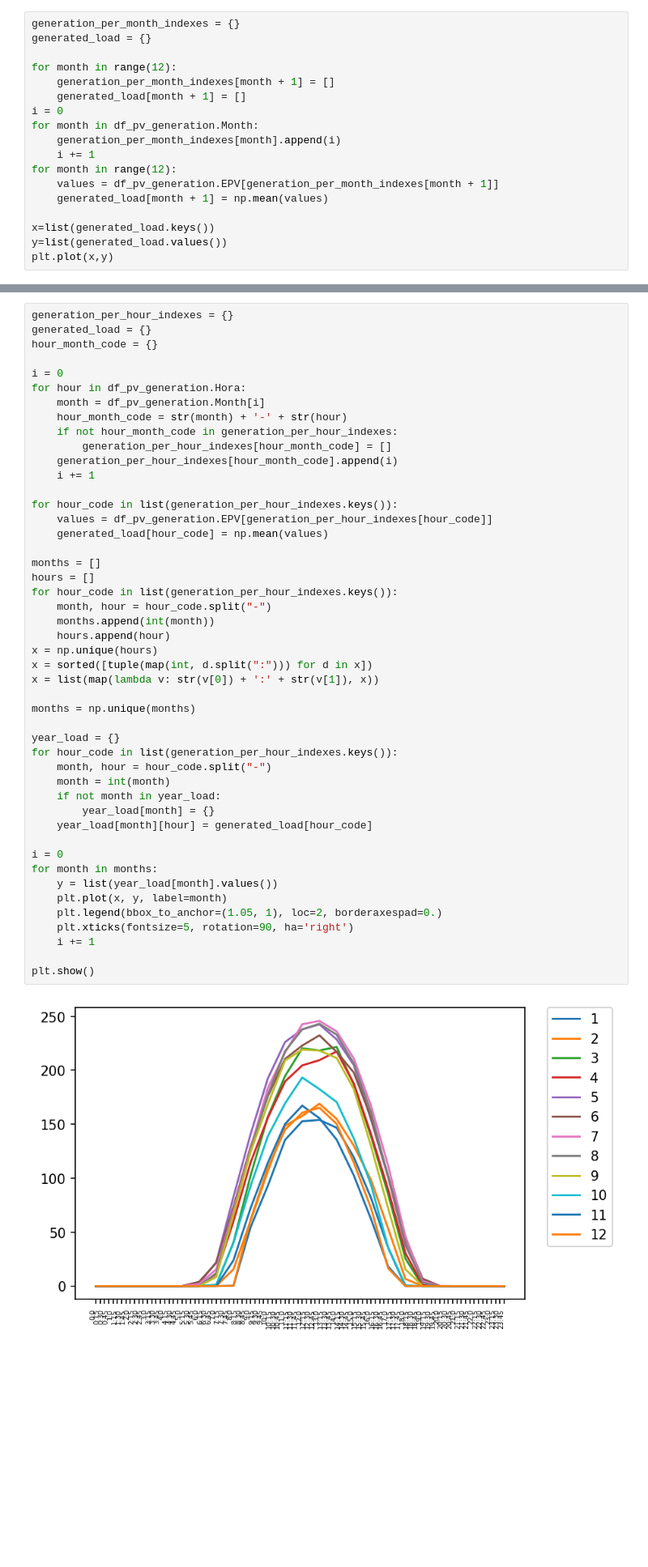
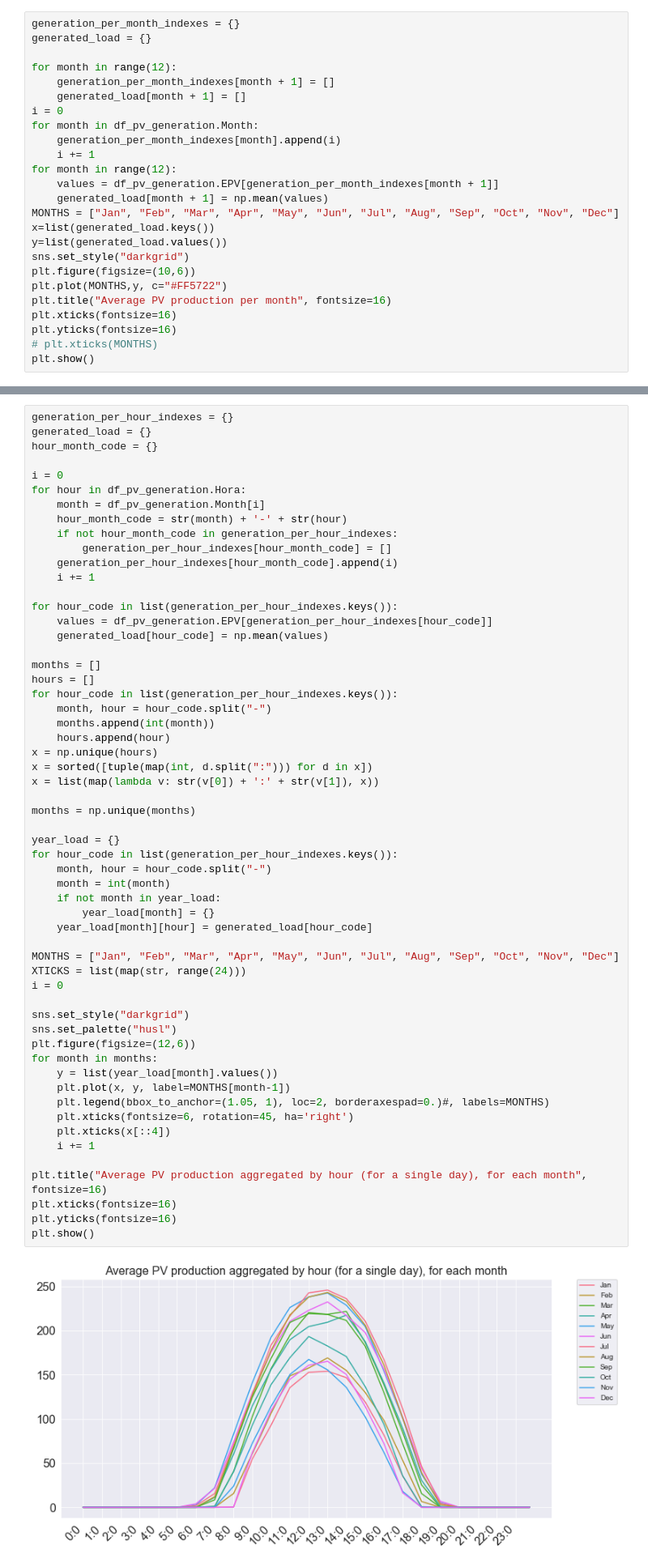
Before and after one commit to antonioalmeida/hack-the-electron-a, a Jupyter notebook: data_reader.ipynb, the cells around one changed output, grey strips where cells are left out. Shown at 81% size. Saved outputs shown, nothing was run; the diff lists cells and outputs as text; blank space fills up the shorter version.

```diff
--- a/data_reader.ipynb
+++ b/data_reader.ipynb
@@ -212,8 +214,15 @@ for month in df_pv_generation.Month:
 for month in range(12):
     values = df_pv_generation.EPV[generation_per_month_indexes[month + 1]]
     generated_load[month + 1] = np.mean(values)
-
+MONTHS = ["Jan", "Feb", "Mar", "Apr", "May", "Jun", "Jul", "Aug", "Sep", "Oct", "Nov", "Dec"]
 x=list(generated_load.keys())
 y=list(generated_load.values())
-plt.plot(x,y)
+sns.set_style("darkgrid")
+plt.figure(figsize=(10,6))
+plt.plot(MONTHS,y, c="#FF5722")
+plt.title("Average PV production per month", fontsize=16)
+plt.xticks(fontsize=16)
+plt.yticks(fontsize=16)
+# plt.xticks(MONTHS)
+plt.show()
 # %% [output]
@@ -263,34 +275,44 @@ for hour_code in list(generation_per_hour_indexes.keys()):
     values = df_pv_generation.EPV[generation_per_hour_indexes[hour_code]]
     generated_load[hour_code] = np.mean(values)
 
 months = []
 hours = []
 for hour_code in list(generation_per_hour_indexes.keys()):
     month, hour = hour_code.split("-")
     months.append(int(month))
     hours.append(hour)
 x = np.unique(hours)
 x = sorted([tuple(map(int, d.split(":"))) for d in x])
 x = list(map(lambda v: str(v[0]) + ':' + str(v[1]), x))
 
 months = np.unique(months)
 
 year_load = {}
 for hour_code in list(generation_per_hour_indexes.keys()):
     month, hour = hour_code.split("-")
     month = int(month)
     if not month in year_load:
         year_load[month] = {}
     year_load[month][hour] = generated_load[hour_code]
 
+MONTHS = ["Jan", "Feb", "Mar", "Apr", "May", "Jun", "Jul", "Aug", "Sep", "Oct", "Nov", "Dec"]
+XTICKS = list(map(str, range(24)))
 i = 0
+
+sns.set_style("darkgrid")
+sns.set_palette("husl")
+plt.figure(figsize=(12,6))
 for month in months:
     y = list(year_load[month].values())
-    plt.plot(x, y, label=month)
-    plt.legend(bbox_to_anchor=(1.05, 1), loc=2, borderaxespad=0.)
-    plt.xticks(fontsize=5, rotation=90, ha='right')
+    plt.plot(x, y, label=MONTHS[month-1])
+    plt.legend(bbox_to_anchor=(1.05, 1), loc=2, borderaxespad=0.)#, labels=MONTHS)
+    plt.xticks(fontsize=6, rotation=45, ha='right')
+    plt.xticks(x[::4])
     i += 1
 
+plt.title("Average PV production aggregated by hour (for a single day), for each month", fontsize=16)
+plt.xticks(fontsize=16)
+plt.yticks(fontsize=16)
 plt.show()
 # %% [output]
-[figure, old version]
+[figure, new version]
```
Also changed, not shown: parts of 6 cells of this notebook, 3 other files.
